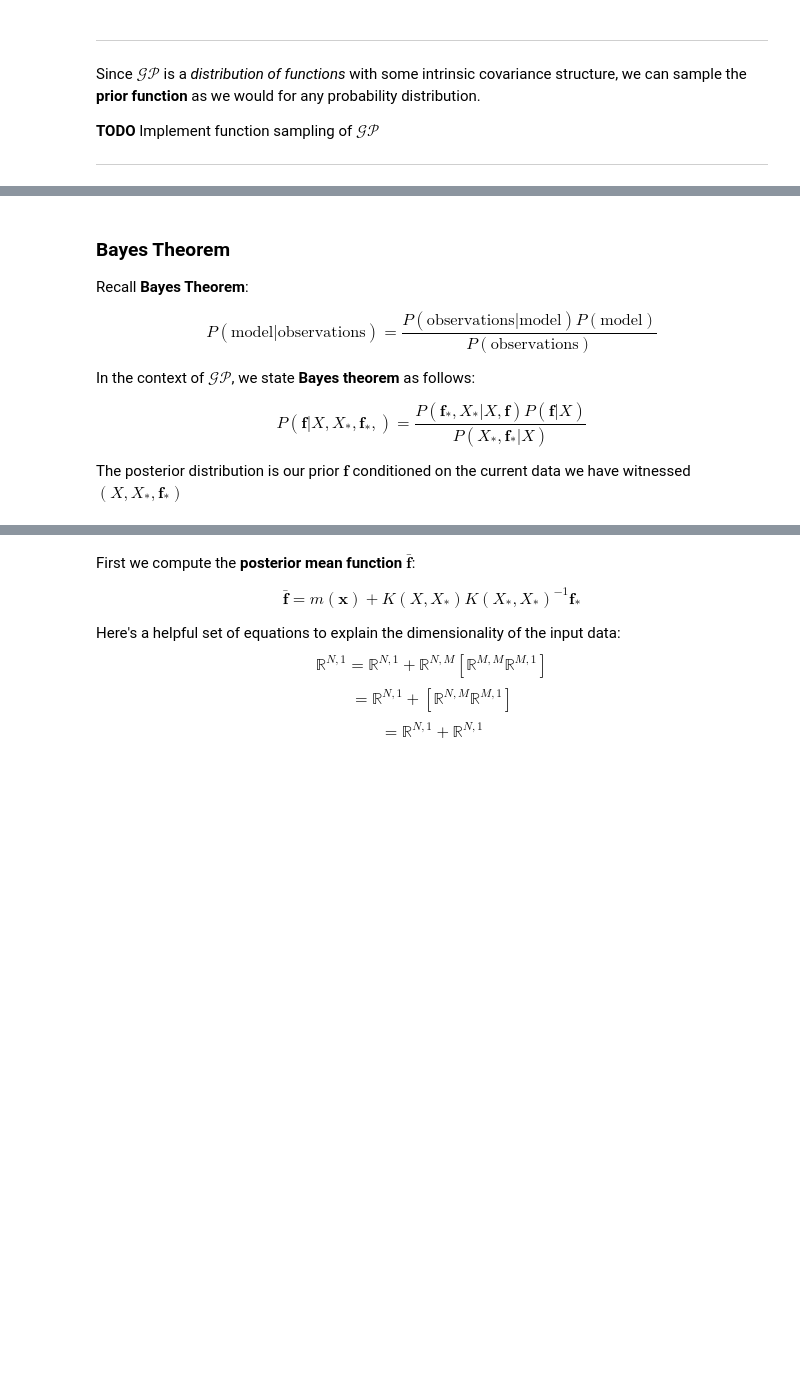
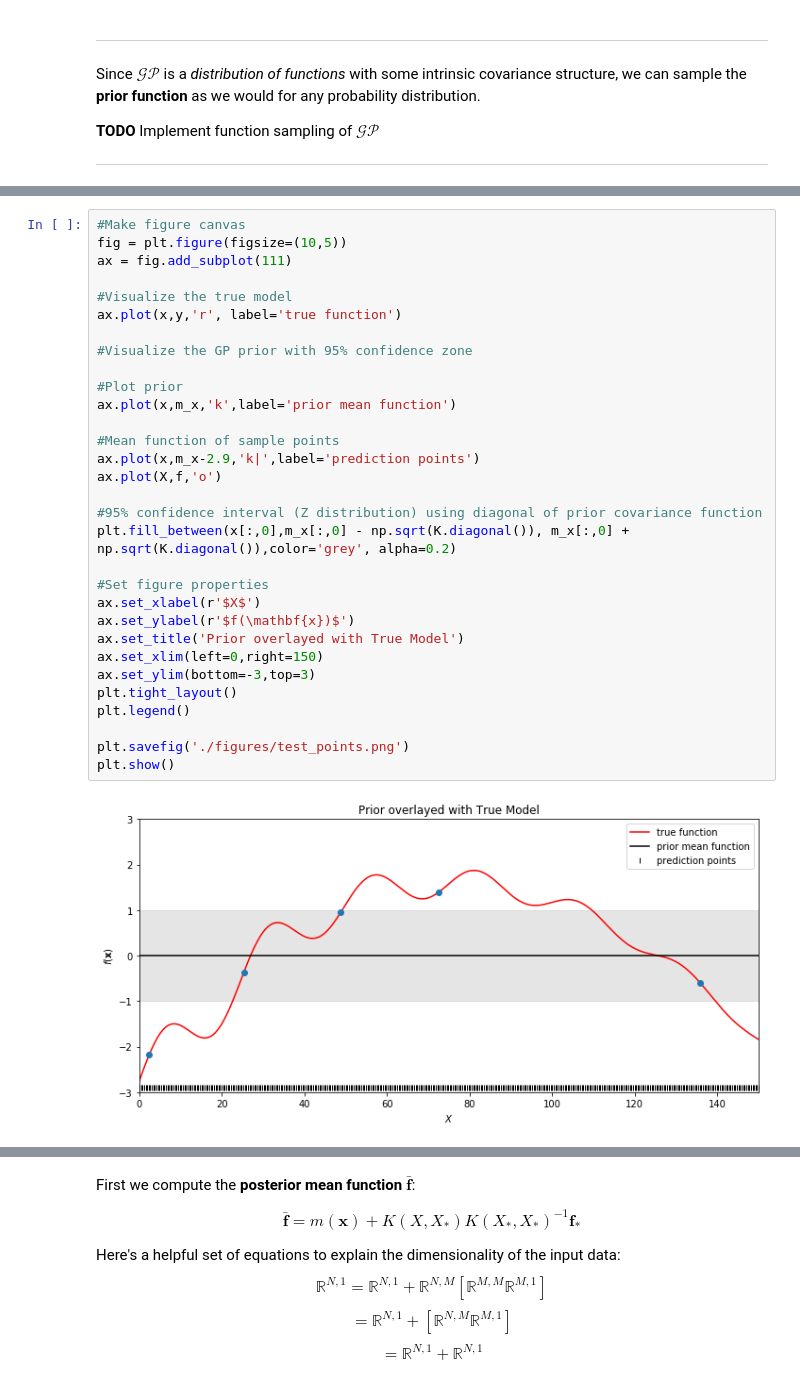
Before and after one commit to jerdra/statistical_models, a Jupyter notebook: notebooks/tutorials/gaussian_processes/gaussian_processes.ipynb, the cells around one changed output, grey strips where cells are left out. Drawn from its saved outputs; the diff is of its cells as text; blank space fills up the shorter version.

```diff
--- a/notebooks/tutorials/gaussian_processes/gaussian_processes.ipynb
+++ b/notebooks/tutorials/gaussian_processes/gaussian_processes.ipynb
@@ -241,17 +213,34 @@ plt.show()
-# %% [markdown]
-### Bayes Theorem
-Recall **Bayes Theorem**:
-
-$$P(\text{model} | \text{observations}) =
-\frac{ P(\text{observations} | \text{model}) P(\text{model}) }
-{ P(\text{observations})}$$
-
-In the context of $\mathcal{GP}$, we state **Bayes theorem** as follows:
-
-$$
-P(\mathbf{f}| X,X_*,\mathbf{f_*},) = \frac{P(\mathbf{f_*},X_* | X, \mathbf{f})P(\mathbf{f} | X)}
-{P( X_*,\mathbf{f}_* | X)}
-$$
-
-The posterior distribution is our prior $\mathbf{f}$ conditioned on the current data we have witnessed $(X,X_*,\mathbf{f_*})$
+# %%
+#Make figure canvas
+fig = plt.figure(figsize=(10,5))
+ax = fig.add_subplot(111)
+
+#Visualize the true model
+ax.plot(x,y,'r', label='true function')
+
+#Visualize the GP prior with 95% confidence zone
+
+#Plot prior
+ax.plot(x,m_x,'k',label='prior mean function')
+
+#Mean function of sample points
+ax.plot(x,m_x-2.9,'k|',label='prediction points')
+ax.plot(X,f,'o')
+
+#95% confidence interval (Z distribution) using diagonal of prior covariance function
+plt.fill_between(x[:,0],m_x[:,0] - np.sqrt(K.diagonal()), m_x[:,0] + np.sqrt(K.diagonal()),color='grey', alpha=0.2)
+
+#Set figure properties
+ax.set_xlabel(r'$X$')
+ax.set_ylabel(r'$f(\mathbf{x})$')
+ax.set_title('Prior overlayed with True Model')
+ax.set_xlim(left=0,right=150)
+ax.set_ylim(bottom=-3,top=3)
+plt.tight_layout()
+plt.legend()
+
+plt.savefig('./figures/test_points.png')
+plt.show()
+# %% [output]
+[figure, added]
 # %% [markdown]
```
Also changed, not shown: parts of 28 cells of this notebook.
